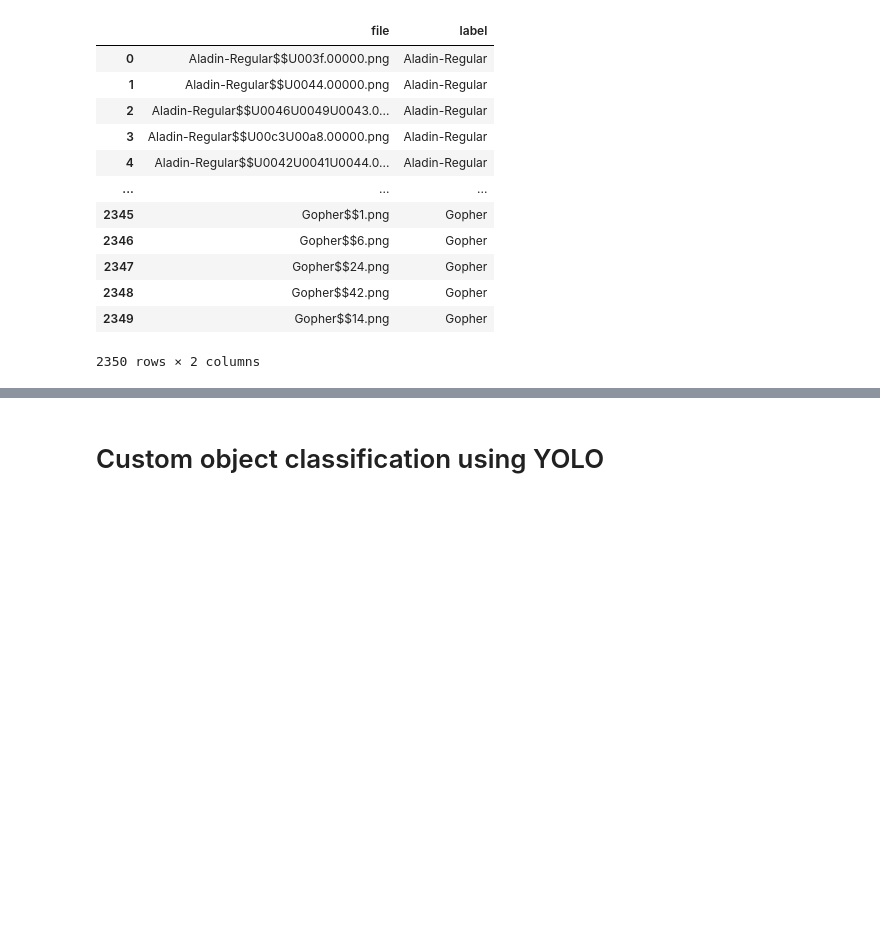
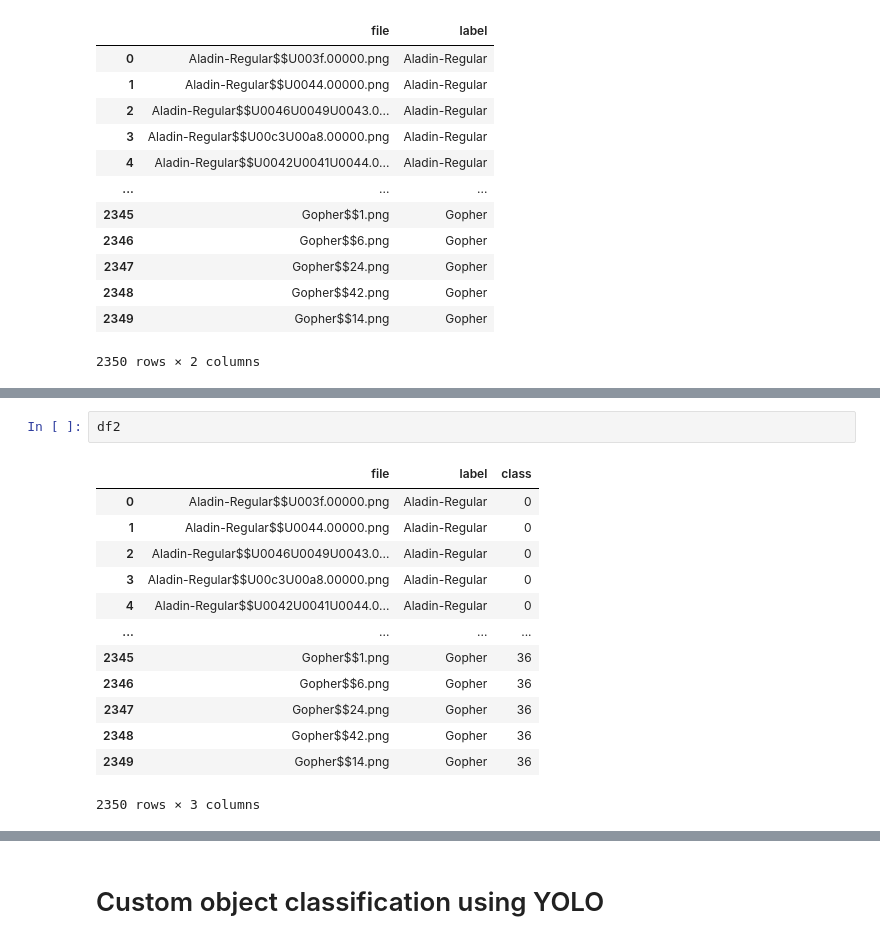
Before and after one commit to yuukionna022/ComputerVisionFontsExtended, a Jupyter notebook: ComputerVisionProject.ipynb, the cells around one changed output, grey strips where cells are left out. Cells and saved outputs as stored; diff of their text form; blank space fills up the shorter version.

```diff
--- a/ComputerVisionProject.ipynb
+++ b/ComputerVisionProject.ipynb
@@ -235,0 +339,16 @@ Gophercompleted
+# %%
+df2
+# %% [output]
+|  | file | label | class |
+| 0 | Aladin-Regular$$U003f.00000.png | Aladin-Regular | 0 |
+| 1 | Aladin-Regular$$U0044.00000.png | Aladin-Regular | 0 |
+| 2 | Aladin-Regular$$U0046U0049U0043.0... | Aladin-Regular | 0 |
+| 3 | Aladin-Regular$$U00c3U00a8.00000.png | Aladin-Regular | 0 |
+| 4 | Aladin-Regular$$U0042U0041U0044.0... | Aladin-Regular | 0 |
+| ... | ... | ... | ... |
+| 2345 | Gopher$$1.png | Gopher | 36 |
+| 2346 | Gopher$$6.png | Gopher | 36 |
+| 2347 | Gopher$$24.png | Gopher | 36 |
+| 2348 | Gopher$$42.png | Gopher | 36 |
+| 2349 | Gopher$$14.png | Gopher | 36 |
+2350 rows × 3 columns
```
Also changed, not shown: parts of 9 cells of this notebook.
